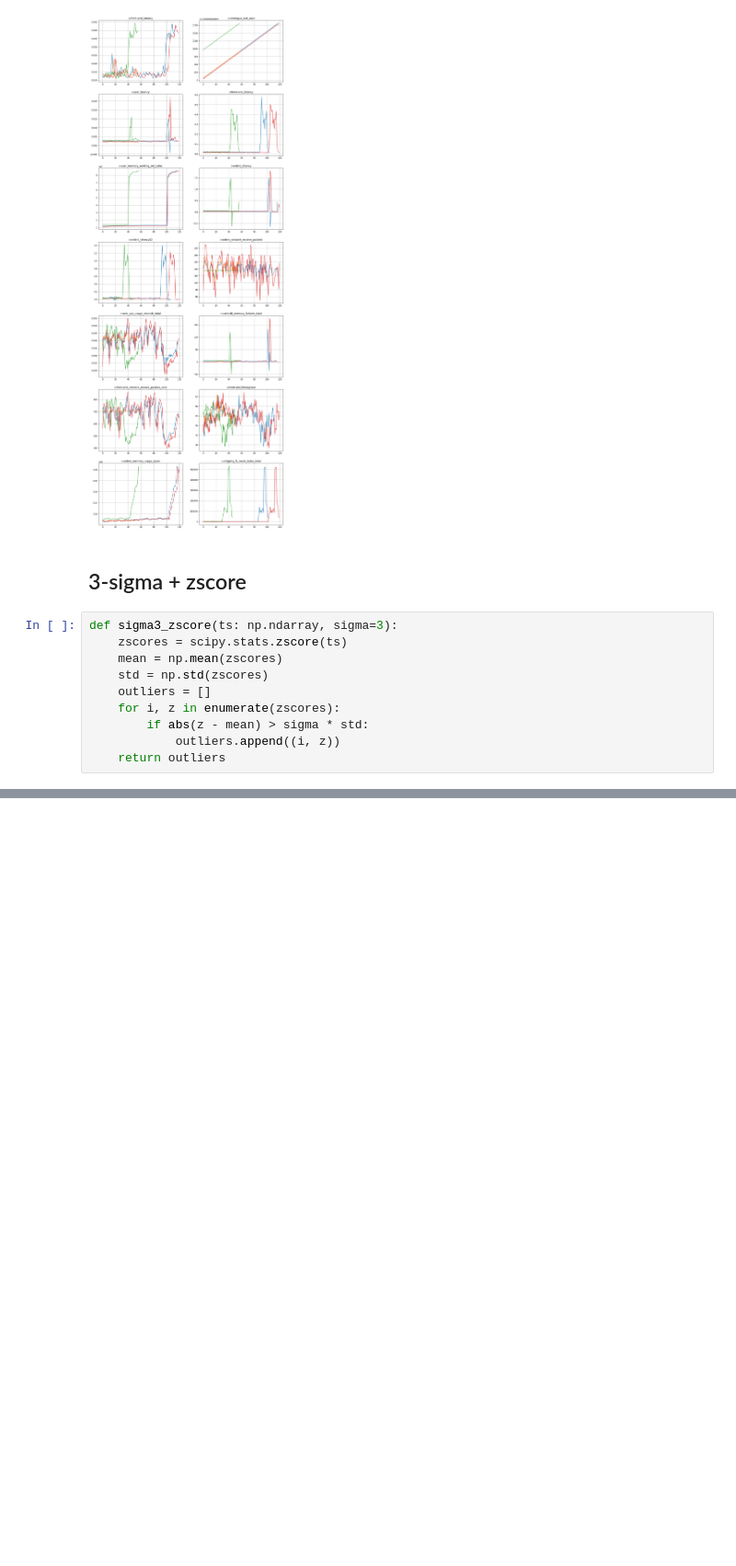
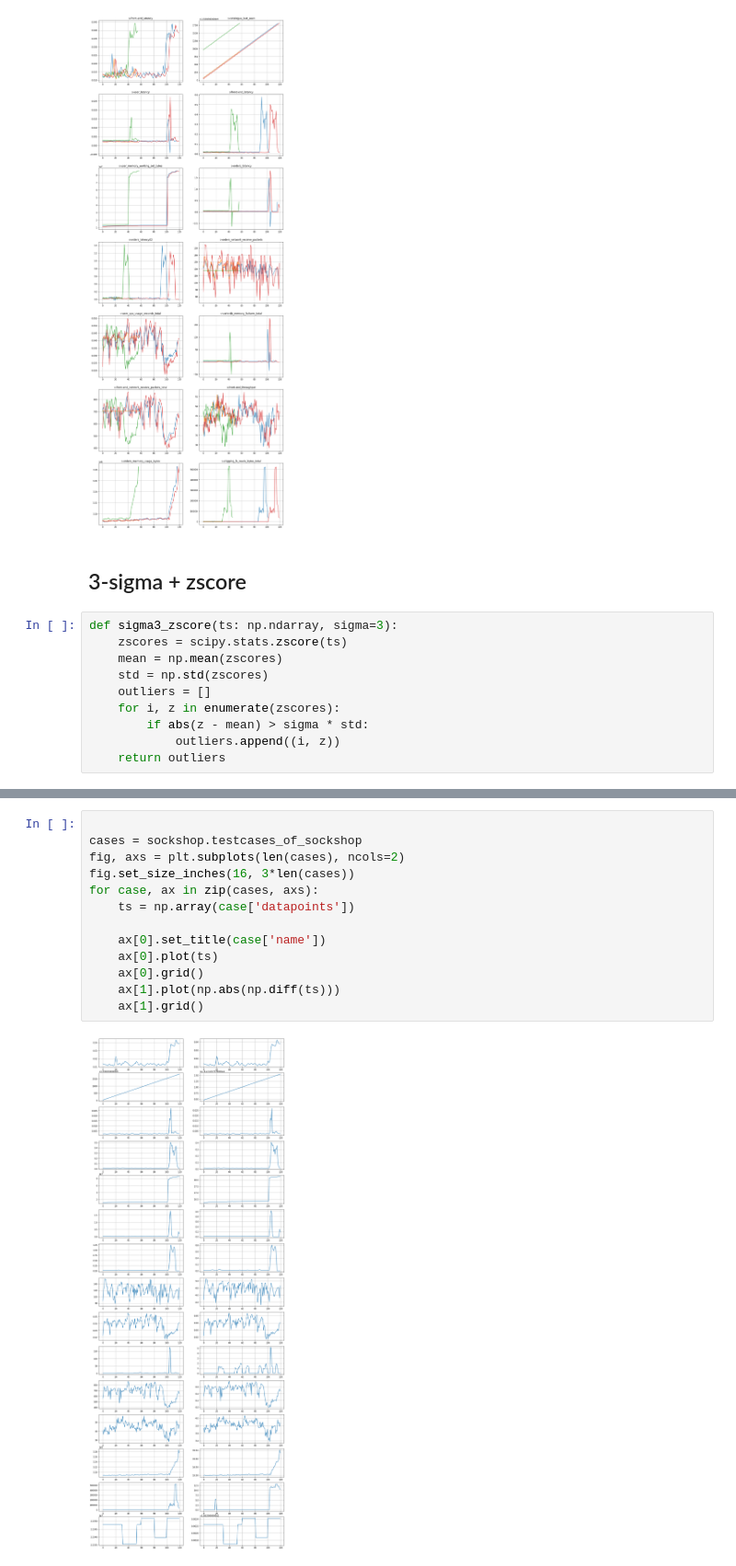
Before and after one commit to ai4sre/meltria-analyzer, a Jupyter notebook: notebooks/2samp_test.ipynb, the cells around one changed output, grey strips where cells are left out. Shown at 92% size. Drawn from its saved outputs; the diff is of its cells as text; blank space fills up the shorter version.

```diff
--- a/notebooks/2samp_test.ipynb
+++ b/notebooks/2samp_test.ipynb
@@ -252,0 +332,15 @@ for case, axs in zip(cases, axses):
+# %%
+
+cases = sockshop.testcases_of_sockshop
+fig, axs = plt.subplots(len(cases), ncols=2)
+fig.set_size_inches(16, 3*len(cases))
+for case, ax in zip(cases, axs):
+    ts = np.array(case['datapoints'])
+
+    ax[0].set_title(case['name'])
+    ax[0].plot(ts)
+    ax[0].grid()
+    ax[1].plot(np.abs(np.diff(ts)))
+    ax[1].grid()
+# %% [output]
+[figure, added]
```
Also changed, not shown: parts of 4 cells of this notebook.
